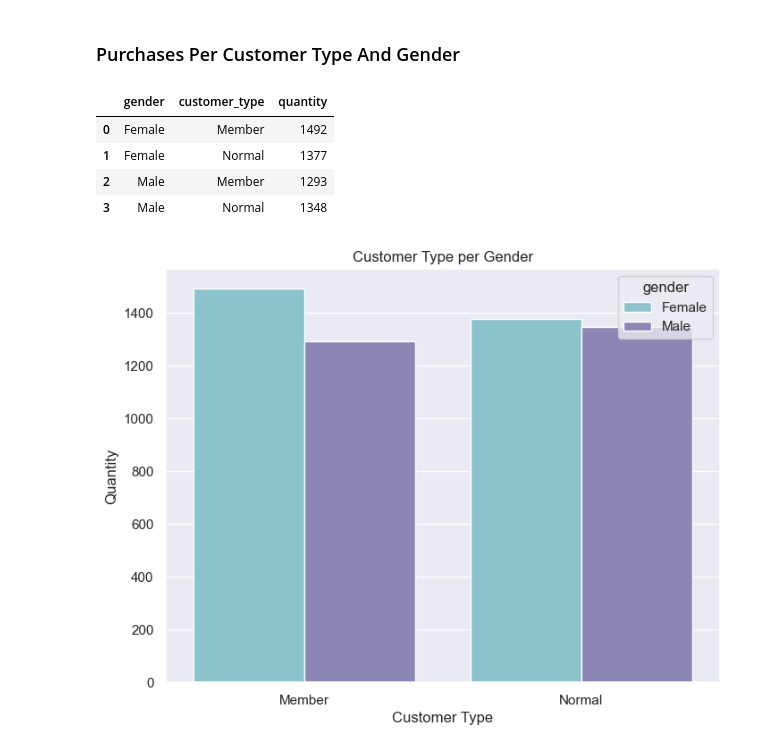
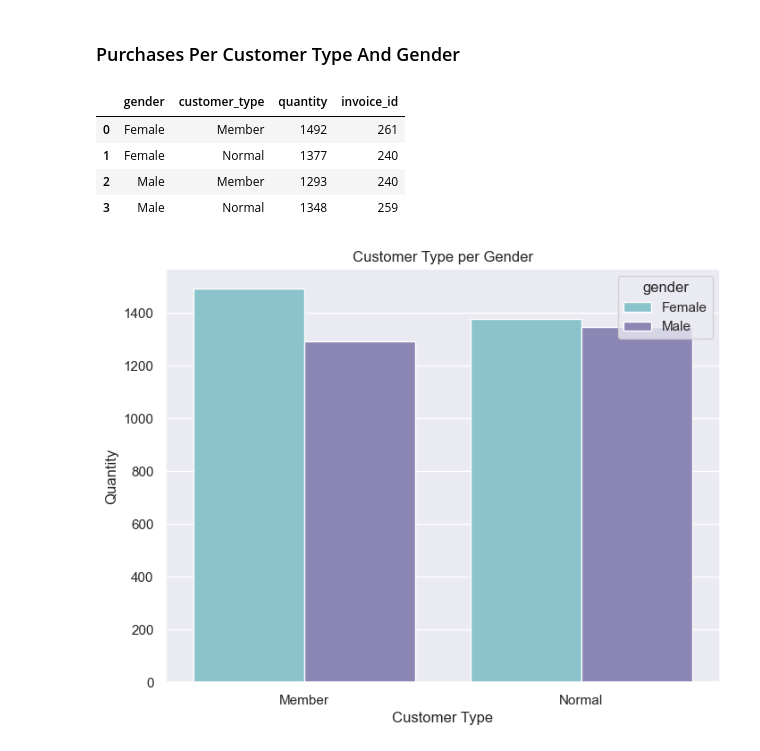
Before and after one commit to PPJQ/StoreAnalysis, a Jupyter notebook: StoreAnalysis.ipynb, the cells around one changed output. Drawn from its saved outputs; the diff is of its cells as text; code cells hidden in the pictures.

```diff
--- a/StoreAnalysis.ipynb
+++ b/StoreAnalysis.ipynb
@@ -383,15 +431,15 @@ plt.show()
 ### Purchases Per Customer Type And Gender
 # %%
 # Grouping per customer type and gender:
-customer_type_gender = df.groupby(['gender', 'customer_type'], as_index=False).agg({'quantity': 'sum'})
+customer_type_gender = df.groupby(['gender', 'customer_type'], as_index=False).agg({'quantity': 'sum', 'invoice_id':'count'})
 
 customer_type_gender
 # %% [output]
-|  | gender | customer_type | quantity |
-| 0 | Female | Member | 1492 |
-| 1 | Female | Normal | 1377 |
-| 2 | Male | Member | 1293 |
-| 3 | Male | Normal | 1348 |
+|  | gender | customer_type | quantity | invoice_id |
+| 0 | Female | Member | 1492 | 261 |
+| 1 | Female | Normal | 1377 | 240 |
+| 2 | Male | Member | 1293 | 240 |
+| 3 | Male | Normal | 1348 | 259 |
 # %%
 
 plt.figure(figsize=(8,6))
```
Also changed, not shown: parts of 35 cells of this notebook, 10 other files.
